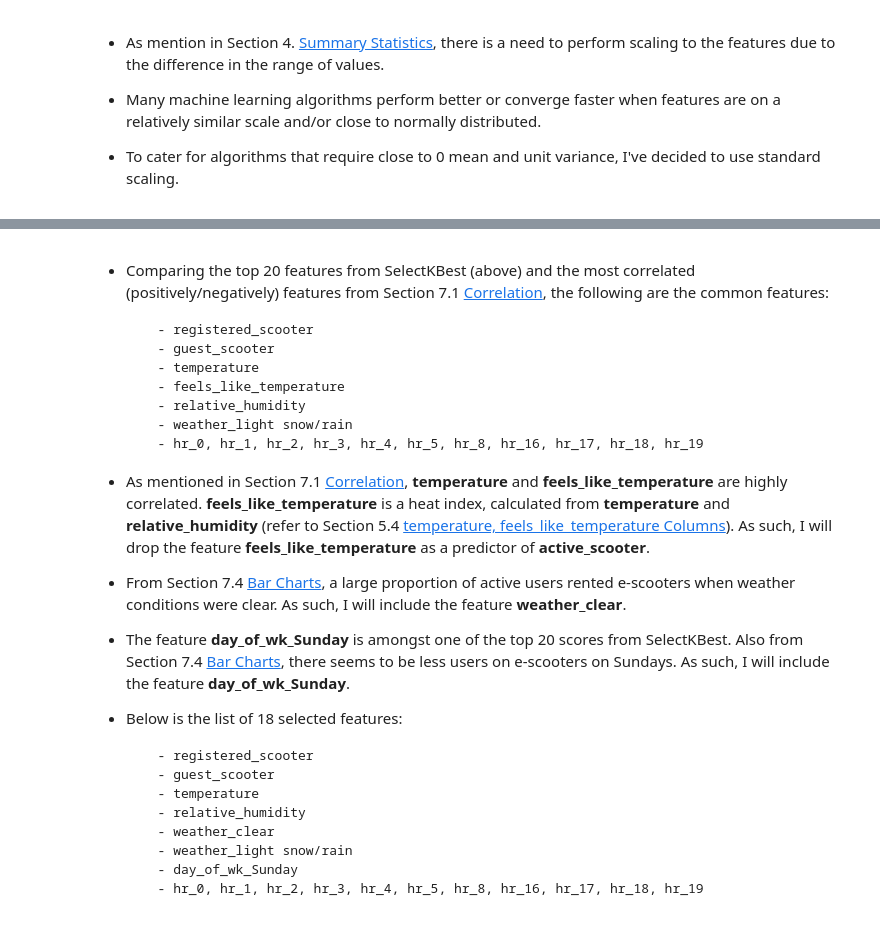
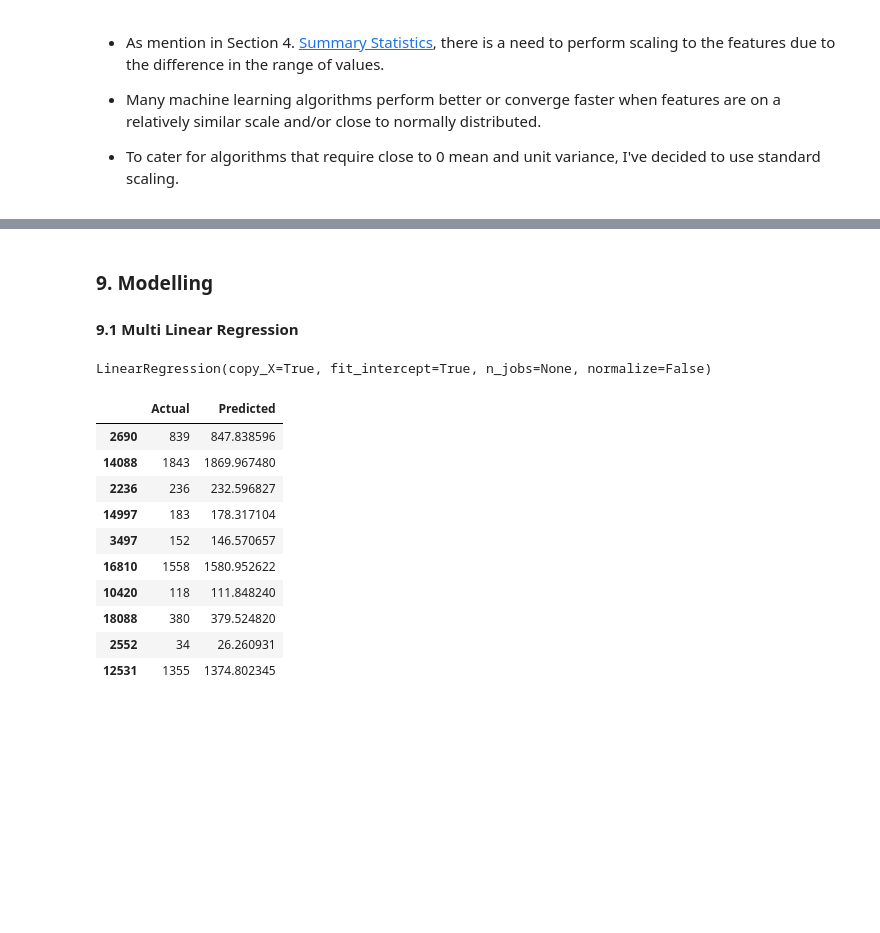
Before and after one commit to hakngrow/aice, a Jupyter notebook: eda.ipynb, the cells around one changed output, grey strips where cells are left out. Saved outputs shown, nothing was run; the diff lists cells and outputs as text; code cells hidden in the pictures; blank space fills up the shorter version.

```diff
--- a/eda.ipynb
+++ b/eda.ipynb
@@ -953,32 +987,12 @@ print(scores.nlargest(20, 'Score'))
-# %% [markdown]
-- Comparing the top 20 features from SelectKBest (above) and the most correlated (positively/negatively) features from Section 7.1 [Correlation](#correlation), the following are the common features:
-
-        - registered_scooter
-        - guest_scooter
-        - temperature
-        - feels_like_temperature
-        - relative_humidity
-        - weather_light snow/rain
-        - hr_0, hr_1, hr_2, hr_3, hr_4, hr_5, hr_8, hr_16, hr_17, hr_18, hr_19
-
-
-- As mentioned in Section 7.1 [Correlation](#correlation), <b>temperature</b> and <b>feels_like_temperature</b> are highly correlated. <b>feels_like_temperature</b> is a heat index, calculated from <b>temperature</b> and <b>relative_humidity</b> (refer to Section 5.4 [temperature, feels_like_temperature Columns](#temperature_feels_like_temperature_columns)). As such, I will drop the feature <b>feels_like_temperature</b> as a predictor of <b>active_scooter</b>.
-
-
-- From Section 7.4 [Bar Charts](#bar_charts), a large proportion of active users rented e-scooters when weather conditions were clear.  As such, I will include the feature <b>weather_clear</b>.
-
-
-- The feature <b>day_of_wk_Sunday</b> is amongst one of the top 20 scores from SelectKBest.  Also from Section 7.4 [Bar Charts](#bar_charts), there seems to be less users on e-scooters on Sundays.  As such, I will include the feature <b>day_of_wk_Sunday</b>.
-
-
-- Below is the list of 18 selected features:
-
-
-        - registered_scooter
-        - guest_scooter
-        - temperature
-        - relative_humidity
-        - weather_clear
-        - weather_light snow/rain
-        - day_of_wk_Sunday
-        - hr_0, hr_1, hr_2, hr_3, hr_4, hr_5, hr_8, hr_16, hr_17, hr_18, hr_19
+# %% [markdown]
+### 9. Modelling
+
+#### 9.1 Multi Linear Regression
+# %%
+from sklearn.linear_model import LinearRegression
+from sklearn import metrics
+
+lr = LinearRegression()
+lr.fit(df_X_train_ss, y_train)
+# %% [output]
+LinearRegression(copy_X=True, fit_intercept=True, n_jobs=None, normalize=False)
@@ -984,0 +1002,20 @@ print(scores.nlargest(20, 'Score'))
+# %%
+# Predict active users using test dataset
+y_pred = lr.predict(df_X_test_ss)
+
+# Compare prediction against actual active users
+df_compare = pd.DataFrame({'Actual': y_test, 'Predicted': y_pred})
+
+df_compare.head(10)
+# %% [output]
+|  | Actual | Predicted |
+| 2690 | 839 | 847.838596 |
+| 14088 | 1843 | 1869.967480 |
+| 2236 | 236 | 232.596827 |
+| 14997 | 183 | 178.317104 |
+| 3497 | 152 | 146.570657 |
+| 16810 | 1558 | 1580.952622 |
+| 10420 | 118 | 111.848240 |
+| 18088 | 380 | 379.524820 |
+| 2552 | 34 | 26.260931 |
+| 12531 | 1355 | 1374.802345 |
```
Also changed, not shown: parts of 20 cells of this notebook.
